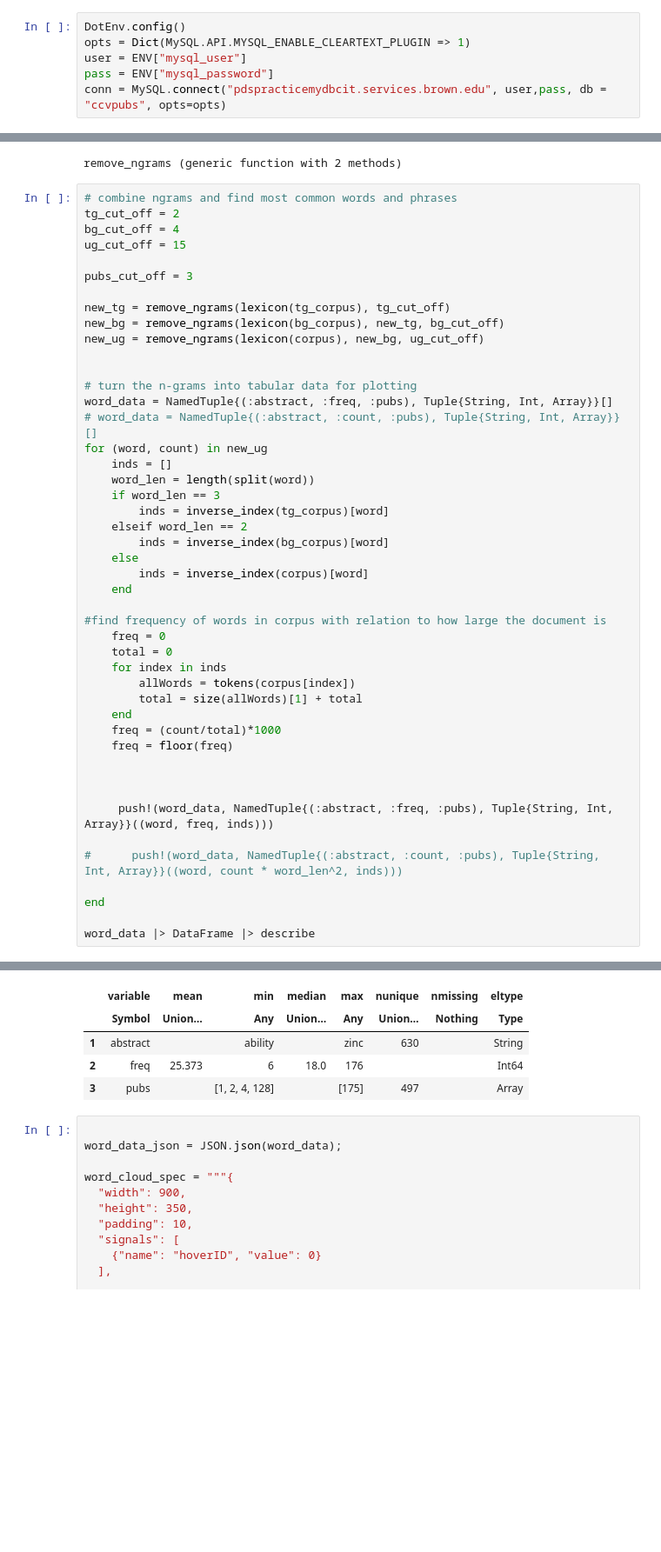
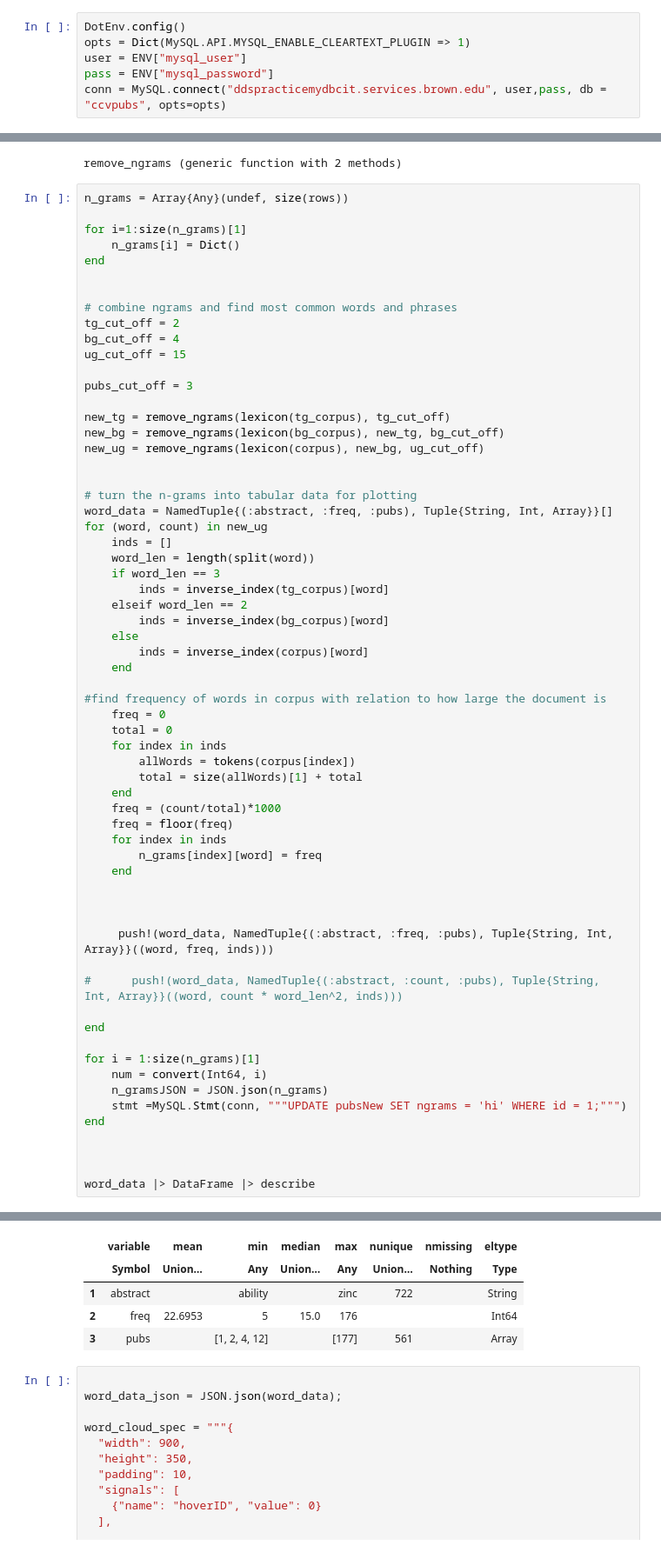
Before and after one commit to brown-ccv/ccv-pubs-frontend, a Jupyter notebook: pubsVisualizations.ipynb, the cells around one changed output, grey strips where cells are left out. Shown: that part at 87% size. Saved outputs shown, nothing was run; the diff lists cells and outputs as text; blank space fills up the shorter version.

```diff
--- a/pubsVisualizations.ipynb
+++ b/pubsVisualizations.ipynb
@@ -54,7 +24,7 @@ DotEnv.config()
 opts = Dict(MySQL.API.MYSQL_ENABLE_CLEARTEXT_PLUGIN => 1)
 user = ENV["mysql_user"]
 pass = ENV["mysql_password"]
-conn = MySQL.connect("pdspracticemydbcit.services.brown.edu", user,pass, db = "ccvpubs", opts=opts)
+conn = MySQL.connect("ddspracticemydbcit.services.brown.edu", user,pass, db = "ccvpubs", opts=opts)
 # %% [output]
 MySQL Connection
 ------------
@@ -428,6 +374,13 @@ end
 # %% [output]
 remove_ngrams (generic function with 2 methods)
 # %%
+n_grams = Array{Any}(undef, size(rows))
+
+for i=1:size(n_grams)[1]
+    n_grams[i] = Dict()
+end
+
+
 # combine ngrams and find most common words and phrases
 tg_cut_off = 2
 bg_cut_off = 4
@@ -442,7 +395,6 @@ new_ug = remove_ngrams(lexicon(corpus), new_bg, ug_cut_off)
 
 # turn the n-grams into tabular data for plotting
 word_data = NamedTuple{(:abstract, :freq, :pubs), Tuple{String, Int, Array}}[]
-# word_data = NamedTuple{(:abstract, :count, :pubs), Tuple{String, Int, Array}}[]
 for (word, count) in new_ug
     inds = []
     word_len = length(split(word))
@@ -450,36 +402,47 @@ for (word, count) in new_ug
         inds = inverse_index(tg_corpus)[word]
     elseif word_len == 2
         inds = inverse_index(bg_corpus)[word]
     else
         inds = inverse_index(corpus)[word]
     end
 
 #find frequency of words in corpus with relation to how large the document is
     freq = 0
     total = 0
     for index in inds
         allWords = tokens(corpus[index])
         total = size(allWords)[1] + total
     end
     freq = (count/total)*1000
     freq = floor(freq)
+    for index in inds
+        n_grams[index][word] = freq
+    end
 
 
 
      push!(word_data, NamedTuple{(:abstract, :freq, :pubs), Tuple{String, Int, Array}}((word, freq, inds)))
 
 #      push!(word_data, NamedTuple{(:abstract, :count, :pubs), Tuple{String, Int, Array}}((word, count * word_len^2, inds)))
 
 end
 
+for i = 1:size(n_grams)[1]
+    num = convert(Int64, i)
+    n_gramsJSON = JSON.json(n_grams)
+    stmt =MySQL.Stmt(conn, """UPDATE pubsNew SET ngrams = 'hi' WHERE id = 1;""")
+end
+
+
+
 word_data |> DataFrame |> describe
 # %% [output]
 3 rows × 8 columns
 |  | variable | mean | min | median | max | nunique | nmissing | eltype |
 |  | Symbol | Union… | Any | Union… | Any | Union… | Nothing | Type |
-| 1 | abstract |  | ability |  | zinc | 630 |  | String |
-| 2 | freq | 25.373 | 6 | 18.0 | 176 |  |  | Int64 |
-| 3 | pubs |  | [1, 2, 4, 128] |  | [175] | 497 |  | Array |
+| 1 | abstract |  | ability |  | zinc | 722 |  | String |
+| 2 | freq | 22.6953 | 5 | 15.0 | 176 |  |  | Int64 |
+| 3 | pubs |  | [1, 2, 4, 12] |  | [177] | 561 |  | Array |
 # %%
 
 word_data_json = JSON.json(word_data);
```
Also changed, not shown: parts of 5 cells of this notebook, 6 other files.
